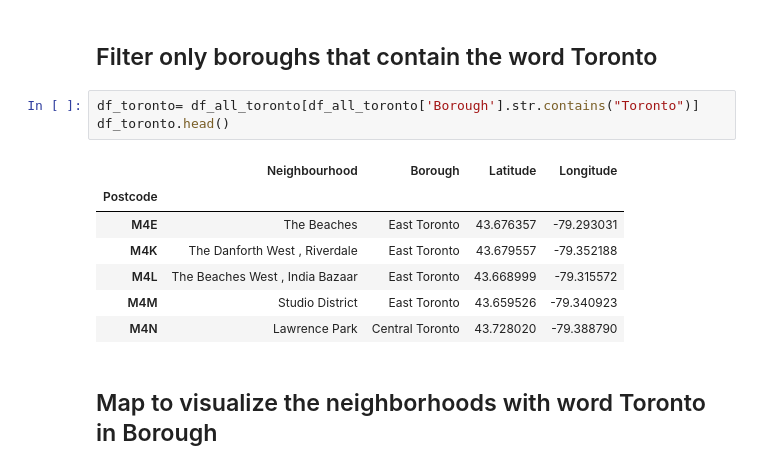
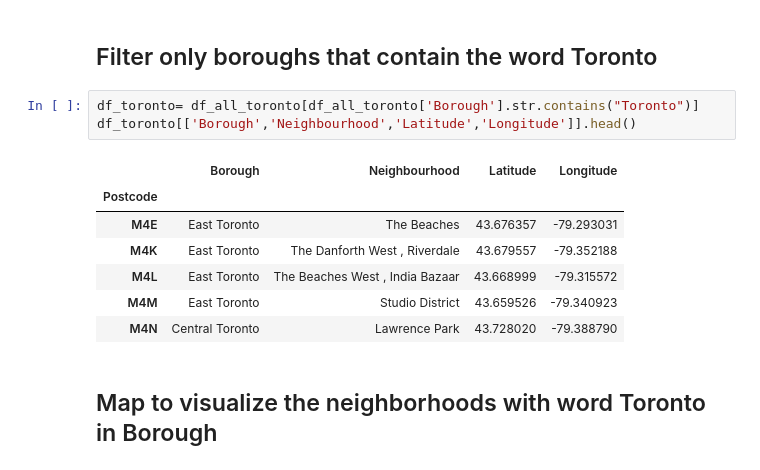
Before and after one commit to arielsoler/Coursera_Capstone, a Jupyter notebook: Segmenting and Clustering Neighborhoods in Toronto.ipynb, the cells around one changed output. Saved outputs shown, nothing was run; the diff lists cells and outputs as text.

```diff
--- a/Segmenting and Clustering Neighborhoods in Toronto.ipynb
+++ b/Segmenting and Clustering Neighborhoods in Toronto.ipynb
@@ -165,15 +164,15 @@ The geograpical coordinate of Toronto are 43.653963, -79.387207.
 ## Filter only boroughs that contain the word Toronto
 # %%
 df_toronto= df_all_toronto[df_all_toronto['Borough'].str.contains("Toronto")]
-df_toronto.head()
+df_toronto[['Borough','Neighbourhood','Latitude','Longitude']].head()
 # %% [output]
-|  | Neighbourhood | Borough | Latitude | Longitude |
+|  | Borough | Neighbourhood | Latitude | Longitude |
 | Postcode |  |  |  |  |
-| M4E | The Beaches | East Toronto | 43.676357 | -79.293031 |
-| M4K | The Danforth West , Riverdale | East Toronto | 43.679557 | -79.352188 |
-| M4L | The Beaches West , India Bazaar | East Toronto | 43.668999 | -79.315572 |
-| M4M | Studio District | East Toronto | 43.659526 | -79.340923 |
-| M4N | Lawrence Park | Central Toronto | 43.728020 | -79.388790 |
+| M4E | East Toronto | The Beaches | 43.676357 | -79.293031 |
+| M4K | East Toronto | The Danforth West , Riverdale | 43.679557 | -79.352188 |
+| M4L | East Toronto | The Beaches West , India Bazaar | 43.668999 | -79.315572 |
+| M4M | East Toronto | Studio District | 43.659526 | -79.340923 |
+| M4N | Central Toronto | Lawrence Park | 43.728020 | -79.388790 |
 # %% [markdown]
 ## Map to visualize the neighborhoods with word Toronto in Borough
 # %%
```
Also changed, not shown: parts of 12 cells of this notebook.
